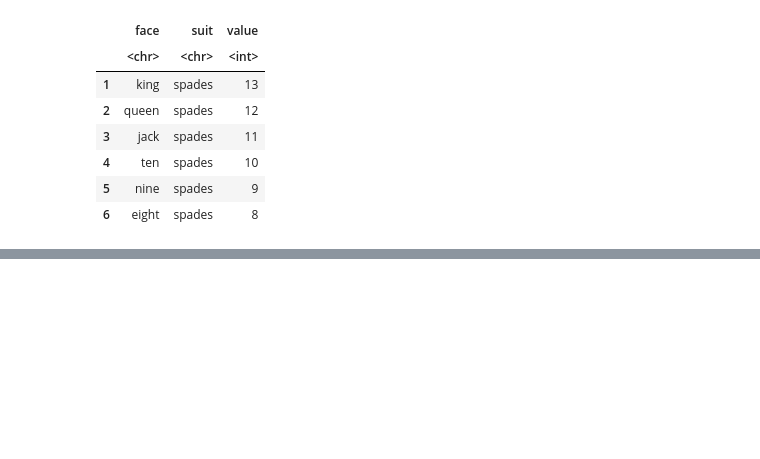
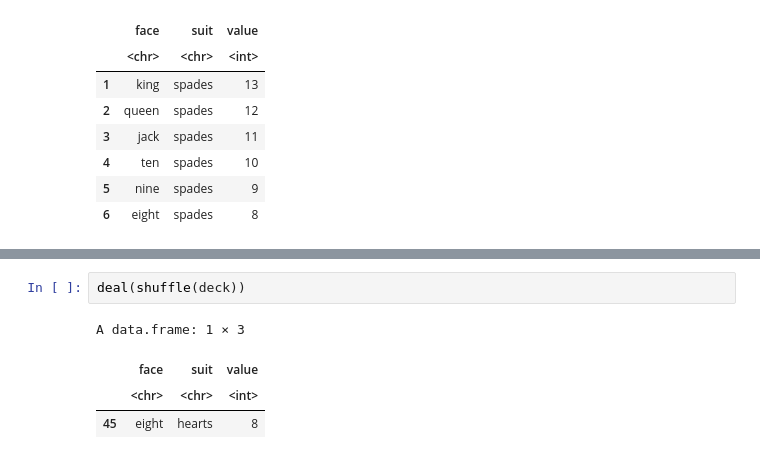
Before and after one commit to SamGombs20/learningR, a Jupyter notebook: code/learning_R.ipynb, the cells around one changed output, grey strips where cells are left out. Saved outputs shown, nothing was run; the diff lists cells and outputs as text; blank space fills up the shorter version.

```diff
--- a/code/learning_R.ipynb
+++ b/code/learning_R.ipynb
@@ -320,0 +348,7 @@ A data.frame: 6 × 3
+# %%
+deal(shuffle(deck))
+# %% [output]
+A data.frame: 1 × 3
+|  | face | suit | value |
+|  | <chr> | <chr> | <int> |
+| 45 | eight | hearts | 8 |
```
Also changed, not shown: parts of 12 cells of this notebook, 1 other file.
